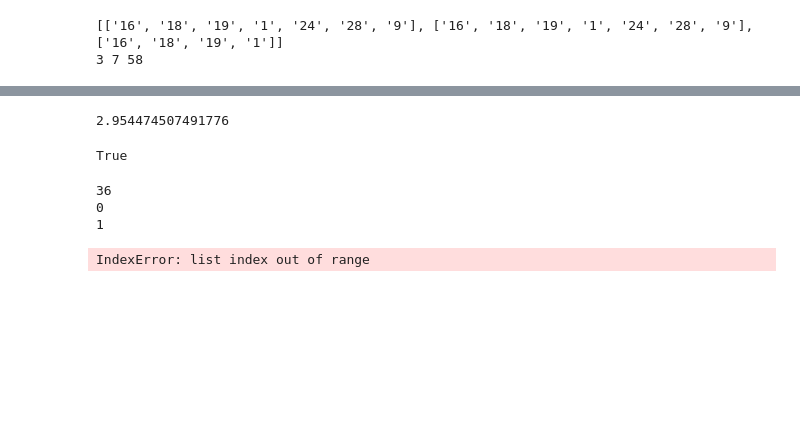
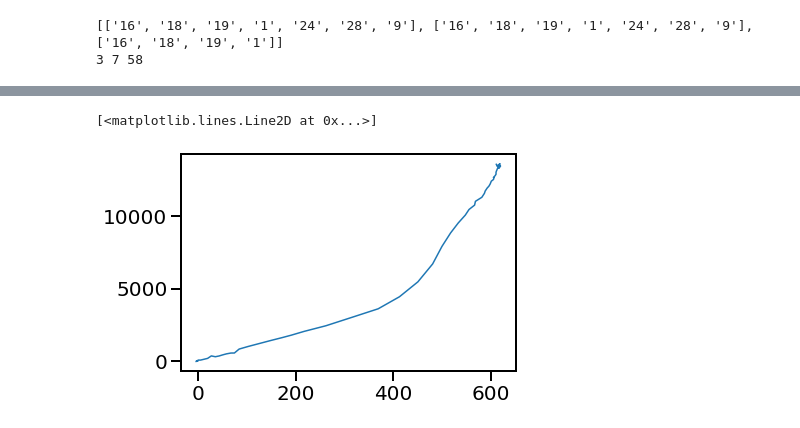
Before and after one commit to Mats-Student-Olie/Double-Peak-Fit, a Jupyter notebook: Compare Strain Across Cakes.ipynb, the cells around one changed output, grey strips where cells are left out. Drawn from its saved outputs; the diff is of its cells as text; code cells hidden in the pictures; blank space fills up the shorter version.

Commit message:
Trying to re-format strains list 2

```diff
--- a/Compare Strain Across Cakes.ipynb
+++ b/Compare Strain Across Cakes.ipynb
@@ -413,0 +438,27 @@ print(len(q), len(q[0]), len(q[0][0]))
+# %%
+## convert peak centres into strains
+##format: [peak][cake][step]
+print('Num peaks = ', len(peak_centres))
+print('Num cakes = ', len(peak_centres[0]))
+print('Num steps = ', len(peak_centres[0][0]), '\n')
+
+peak_strains = []
+
+for peak in range(len(peak_centres)):
+    print('\n "peak" iterable val = ', peak, '\n')
+    new_list = []
+    peak_strains.append(new_list)
+    print('errrr.... current size of peak_strains list =', len(peak_strains), '\n')
+
+    for cake in range(len(peak_centres[peak])):
+        print('"cake" iterable val = ', cake)
+
+        tmp = []
+        peak_strains[peak].append(tmp) #should create 7 lists within peak_strains[0]
+
+        L_strain = calc_strain_singlepoint(peak_centres[peak][cake])*1e6
+        L_strain = L_strain.tolist()
+        for strain in L_strain:
+            peak_strains[peak][cake].append(strain)
+
+print('\n\n', len(peak_strains), len(peak_strains[0]), len(peak_strains[0][0]),'\n', peak_strains[0][0])
@@ -455,24 +539,9 @@ print(len(peak_list), len(peak_list[0]), len(peak_list[0][0]), peak_list[0][0][0
-# %%
-print(peak_list[0][0][0])
-
-peak_list[1][0][0]==q[1][3][0]
-# %% [output]
-2.954474507491776
-True
-# %%
-##need to pad empty lists
-
-print(len(peak_list[0]))
-
-step0_111 = []
-for i in range(0,36):
-    print(i)
-    ttheta = peak_list[0][i][0]
-    step0_111.append(ttheta)
-
-print(step0_111)
-# %% [output]
-36
-0
-1
-IndexError: list index out of range
+# %%
+newlist = []
+for i in strains_list[0][0]:
+    newlist.append(i)
+
+plt.plot(Eng_stress, newlist)
+# %% [output]
+[<matplotlib.lines.Line2D at 0x...>]
+[figure, added]
```
Also changed, not shown: parts of 8 cells of this notebook.
